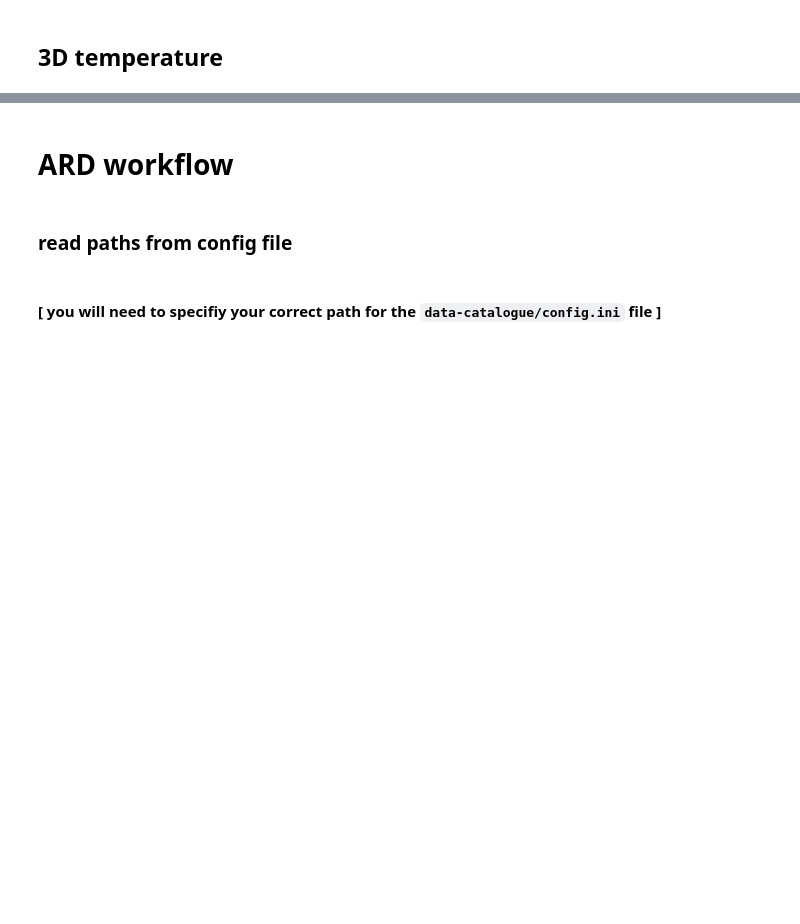
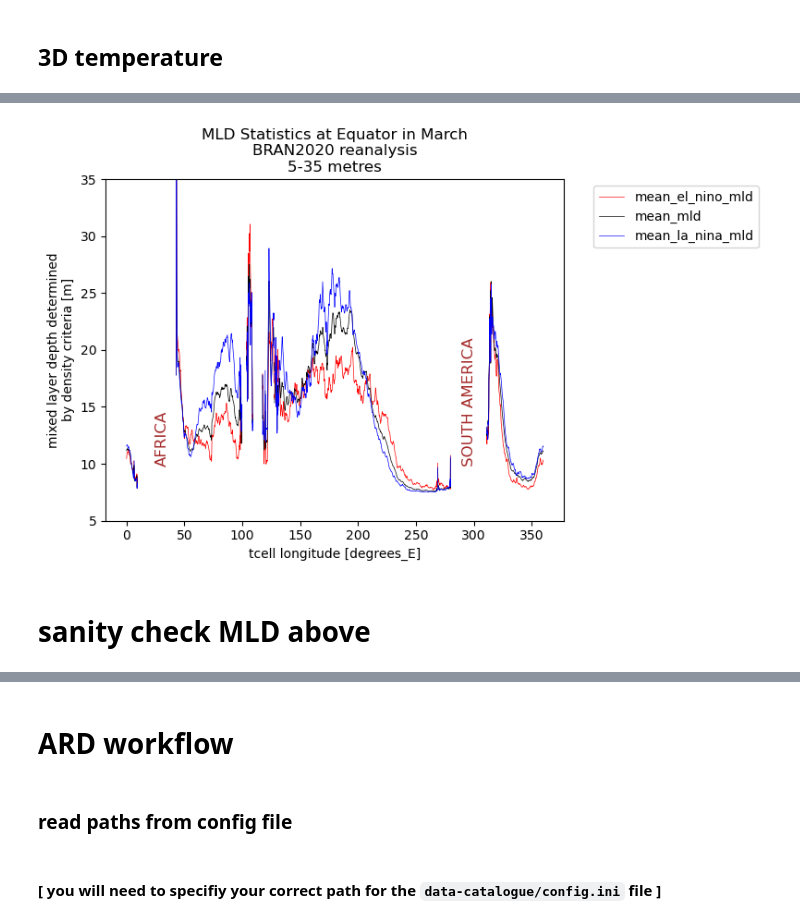
Before and after one commit to Thomas-Moore-Creative/BRAN-climatology-generator-demo, a Jupyter notebook: notebooks/BRAN2020_clim_demo_report.ipynb, the cells around one changed output, grey strips where cells are left out. Cells and saved outputs as stored; diff of their text form; code cells hidden in the pictures; blank space fills up the shorter version.

```diff
--- a/notebooks/BRAN2020_clim_demo_report.ipynb
+++ b/notebooks/BRAN2020_clim_demo_report.ipynb
@@ -167,0 +170,46 @@ plt.show()
+# %%
+# Define a dictionary to map variable names to colors
+mld_ENSO_color_dict = {
+    'mean_mld': 'black',
+    'mean_el_nino_mld': 'red',
+    'mean_la_nina_mld': 'blue'
+}
+mld_ENSO_style_dict = {
+    'mean_mld': '-',
+    'mean_el_nino_mld': '-',
+    'mean_la_nina_mld': '-'
+}
+mld_ENSO_width_dict = {
+    'mean_mld': '0.5',
+    'mean_el_nino_mld': '0.5',
+    'mean_la_nina_mld': '0.5'
+}
+variables = ['mean_el_nino_mld','mean_mld','mean_la_nina_mld']
+# %%
+# Plot line for each variable
+for variable in variables:
+    color = mld_ENSO_color_dict.get(variable, 'black')  # Use 'black' as default color if variable is not in the dictionary
+    width = mld_ENSO_width_dict.get(variable, 1)
+    style = mld_ENSO_style_dict.get(variable, '-')
+    mld_stats_equator_march[variable].plot.line(x='xt_ocean', label=variable, color=color, linewidth=width, linestyle=style)
+
+plt.ylim(5, 35)  # Set the y-axis limits
+# Add text to a specific location
+plt.text(25, 10, 'AFRICA', fontsize=12, color='brown', rotation=90)
+plt.text(290, 10, 'SOUTH AMERICA', fontsize=12, color='brown', rotation=90)
+
+# Add legend
+plt.legend(bbox_to_anchor=(1.05, 1), loc='upper left')
+# Add title
+plt.title('MLD Statistics at Equator in March\nBRAN2020 reanalysis\n5-35 metres')
+# Set the background color to black
+#plt.gca().set_facecolor('lightgrey')
+plt.gca().set_aspect('auto')
+# print
+plt.savefig(plot_directory+'MLD-mean-ENSO-stats-at-Equator-in-March-35m.png', dpi=300,bbox_inches='tight')
+# Show the plot
+plt.show()
+# %% [output]
+[figure, added]
+# %% [markdown]
+# sanity check MLD above
```
Also changed, not shown: parts of 29 cells of this notebook, 1 other file.
